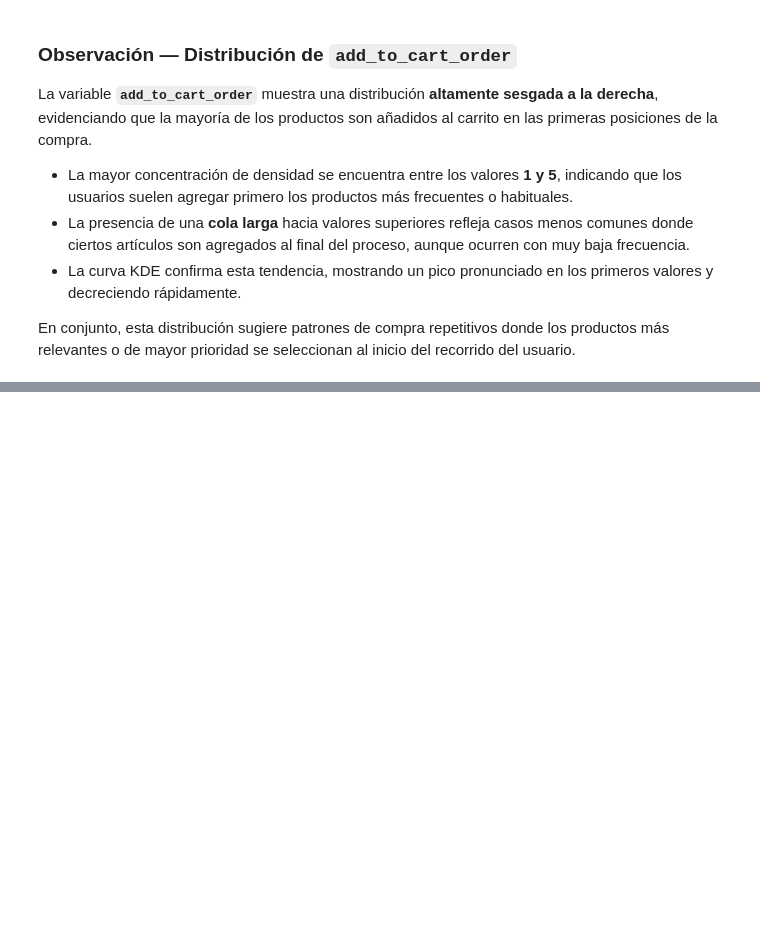
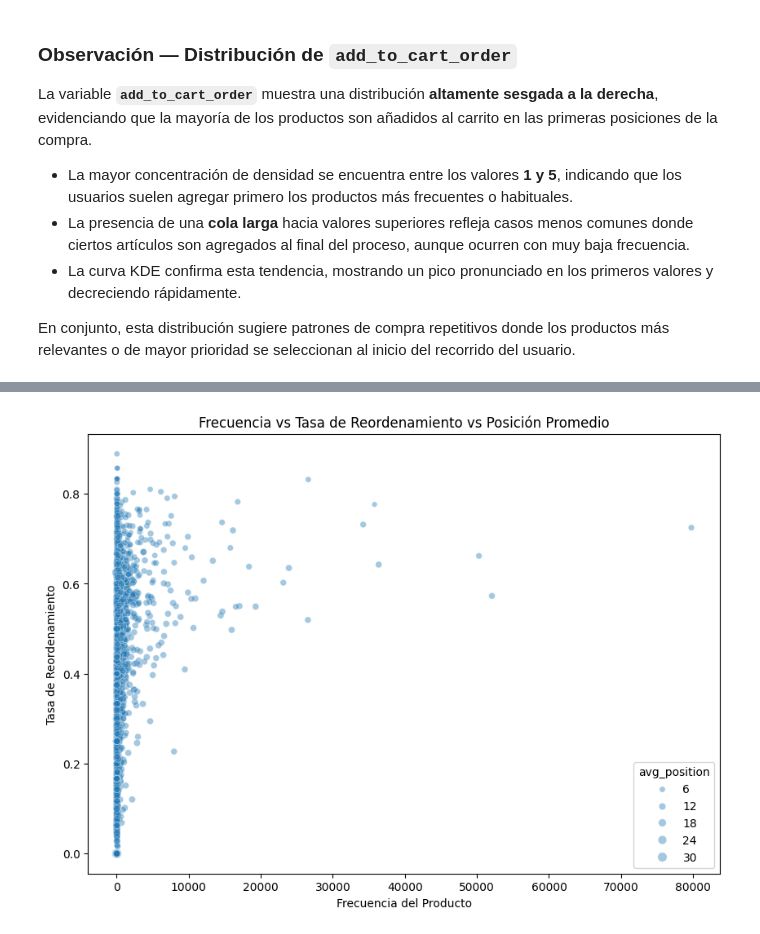
Before and after one commit to JohanDScience/EDA-Instacart, a Jupyter notebook: analisis_EDA.ipynb, the cells around one changed output, grey strips where cells are left out. Saved outputs shown, nothing was run; the diff lists cells and outputs as text; code cells hidden in the pictures; blank space fills up the shorter version.

```diff
--- a/analisis_EDA.ipynb
+++ b/analisis_EDA.ipynb
@@ -584,0 +672,12 @@ En conjunto, esta distribución sugiere patrones de compra repetitivos donde los
+# %%
+prod_freq = df_order_products_prior.groupby("product_id").size()
+prod_reordered_mean = df_order_products_prior.groupby("product_id")["reordered"].mean()
+prod_cart_pos = df_order_products_prior.groupby("product_id")["add_to_cart_order"].mean()
+
+product_stats = pd.DataFrame({
+    "freq": prod_freq,
+    "reorder_rate": prod_reordered_mean,
+    "avg_position": prod_cart_pos
+}).reset_index()
+
+product_stats.head()
@@ -584,0 +691,16 @@ En conjunto, esta distribución sugiere patrones de compra repetitivos donde los
+# %%
+plt.figure(figsize=(10,7))
+sns.scatterplot(
+    data=product_stats.sample(3000),
+    x="freq",
+    y="reorder_rate",
+    size="avg_position",
+    alpha=0.4
+)
+
+plt.title("Frecuencia vs Tasa de Reordenamiento vs Posición Promedio")
+plt.xlabel("Frecuencia del Producto")
+plt.ylabel("Tasa de Reordenamiento")
+plt.show()
+# %% [output]
+[figure, added]
```
Also changed, not shown: parts of 9 cells of this notebook.
